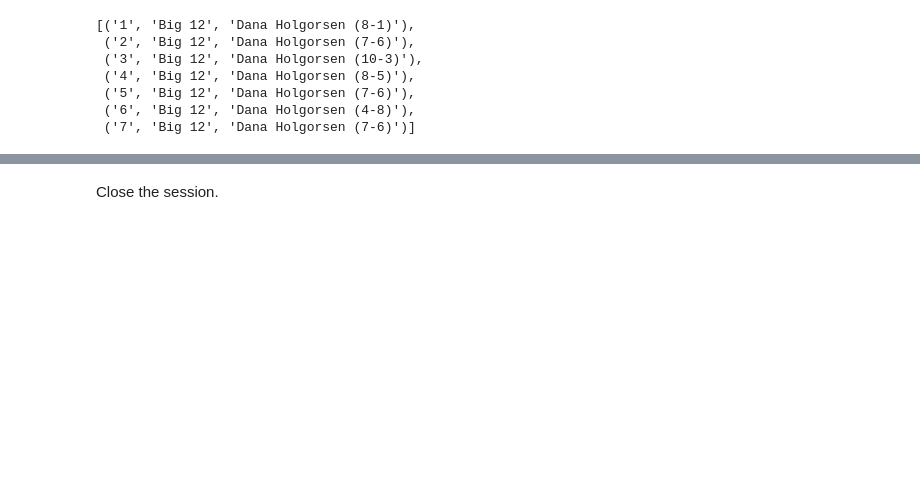
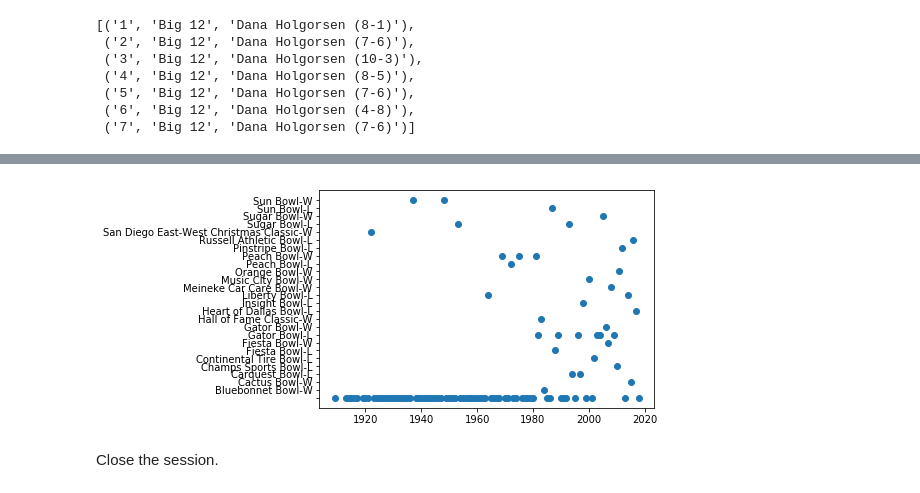
Before and after one commit to scatanoso/DSSA5201, a Jupyter notebook: WVUFootball.ipynb, the cells around one changed output, grey strips where cells are left out. Saved outputs shown, nothing was run; the diff lists cells and outputs as text; code cells hidden in the pictures; blank space fills up the shorter version.

```diff
--- a/WVUFootball.ipynb
+++ b/WVUFootball.ipynb
@@ -248,3 +379,21 @@ c.execute('SELECT Rk, Conf, "Coach(es)" FROM WVUFinal WHERE Conf="Big 12"').fetc
+# %%
+import matplotlib
+import matplotlib.pyplot as plt
+
+# Data for plotting
+cursor.execute('SELECT Year, Bowl FROM WVUSTATS')
+t = []
+s = []
+for row in cursor.fetchall():
+    t.append(row[0])
+    s.append(row[1])
+
+
+plt.scatter(t, s)
+
+plt.show()
+# %% [output]
+[figure, added]
 # %% [markdown]
 Close the session.
 # %%
```
Also changed, not shown: parts of 10 cells of this notebook.
